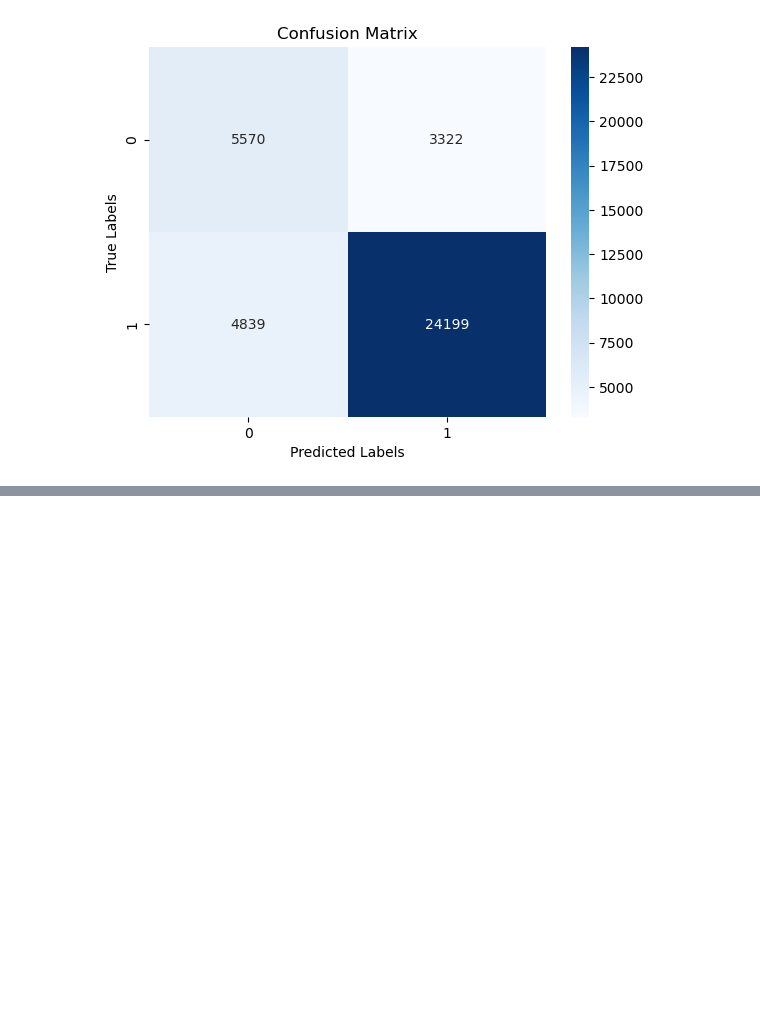
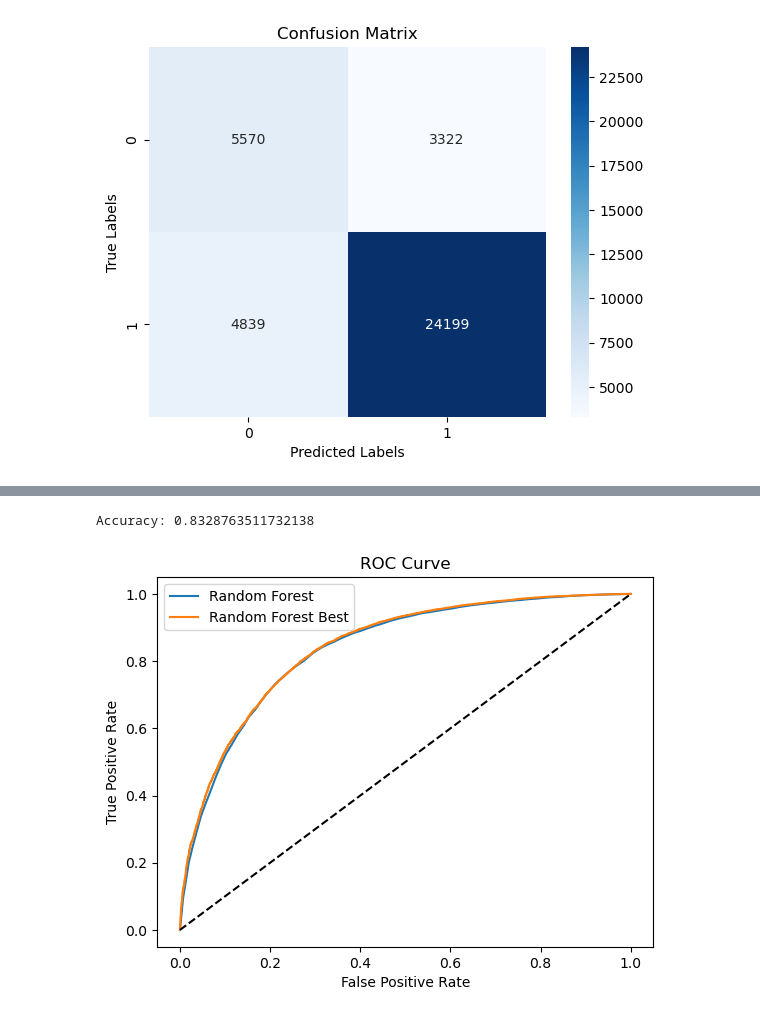
Before and after one commit to behruzgurbanli/CSCI4734_2024F_10551_PROJECT_8, a Jupyter notebook: CSCI4734_2024F_10551_PROJECT_CODE_8.ipynb, the cells around one changed output, grey strips where cells are left out. Drawn from its saved outputs; the diff is of its cells as text; code cells hidden in the pictures; blank space fills up the shorter version.

```diff
--- a/CSCI4734_2024F_10551_PROJECT_CODE_8.ipynb
+++ b/CSCI4734_2024F_10551_PROJECT_CODE_8.ipynb
@@ -1069,0 +1111,23 @@ weighted avg       0.80      0.78      0.79     37930
+# %%
+# Random Forest
+rf = RandomForestClassifier(random_state=42)
+
+param_dist = {
+    'n_estimators': [50, 100, 150],
+    'max_depth': [10, 20, 30, 40, 50],
+    'min_samples_split': [2, 5],
+    'min_samples_leaf': [1, 2],
+    'bootstrap': [True]
+}
+
+rf_random = RandomizedSearchCV(
+    estimator=rf,
+    param_distributions=param_dist,
+    n_iter=20,
+    cv=2,
+    verbose=2,
+    random_state=42,
+    n_jobs=-1
+)
+
+rf_random.fit(X_train, y_train)
@@ -1069,0 +1144,22 @@ weighted avg       0.80      0.78      0.79     37930
+# %%
+# Evaluate the model with the best hyperparameters
+best_rf = rf_random.best_estimator_
+y_pred_best_rf = best_rf.predict(X_test)
+y_prob_best_rf = best_rf.predict_proba(X_test)[:, 1]
+
+print(f'Accuracy: {accuracy_score(y_test, y_pred_best_rf)}')
+
+fpr_best_rf, tpr_best_rf, thresholds_best_rf = roc_curve(y_test, y_prob_best_rf)
+
+plt.figure()
+plt.plot(fpr, tpr, label='Random Forest')
+plt.plot(fpr_best_rf, tpr_best_rf, label='Random Forest Best')
+plt.plot([0, 1], [0, 1], color='black', linestyle='--')
+plt.xlabel('False Positive Rate')
+plt.ylabel('True Positive Rate')
+plt.title('ROC Curve')
+plt.legend()
+plt.show()
+# %% [output]
+Accuracy: 0.8328763511732138
+[figure, added]
```
Also changed, not shown: parts of 11 cells of this notebook.
